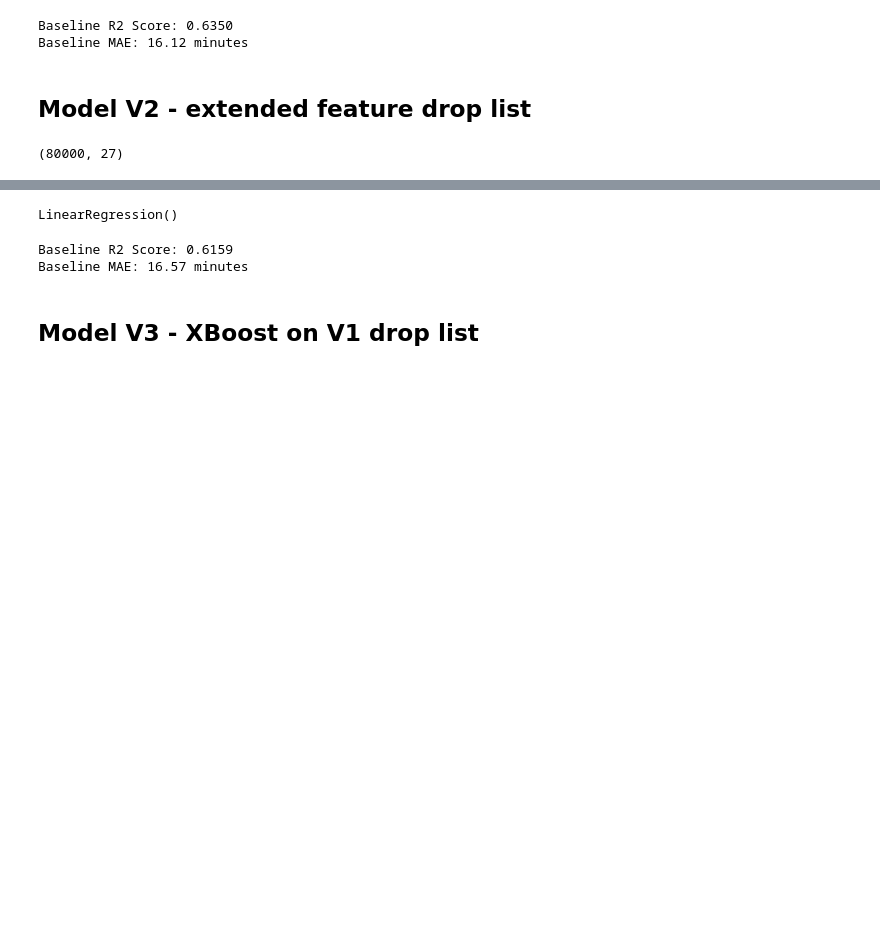
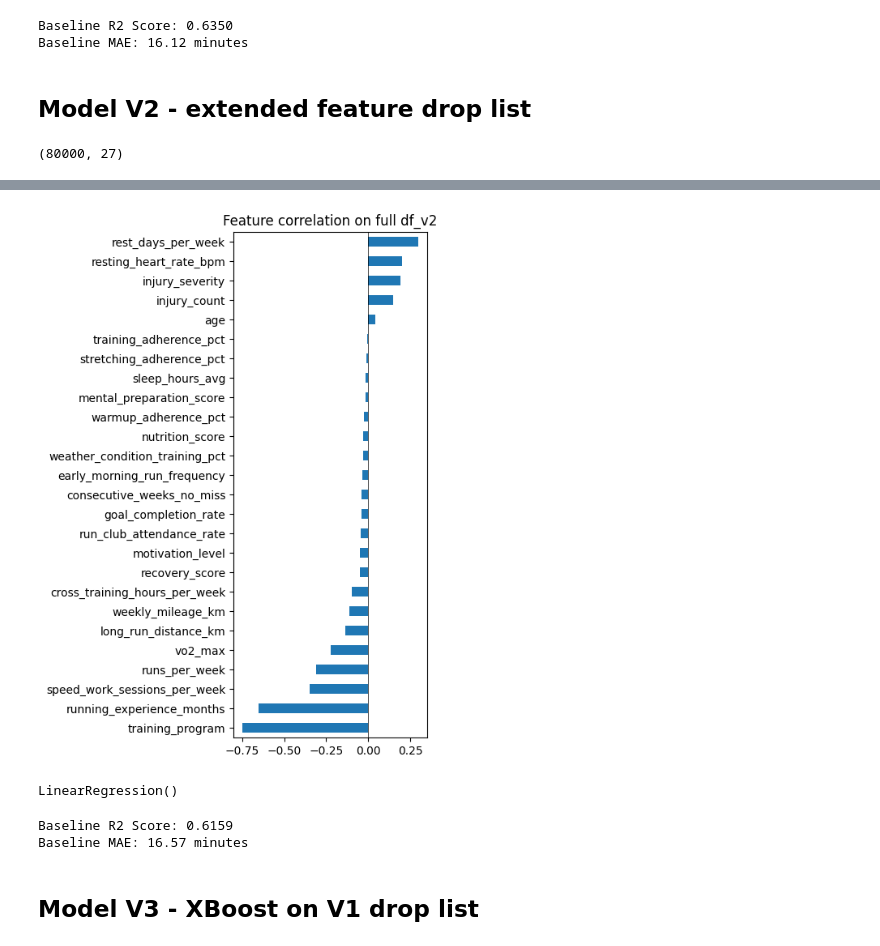
Before and after one commit to francescosias/MarathonIQ, a Jupyter notebook: chris_EDA_baseline.ipynb, the cells around one changed output, grey strips where cells are left out. Saved outputs shown, nothing was run; the diff lists cells and outputs as text; code cells hidden in the pictures; blank space fills up the shorter version.

```diff
--- a/chris_EDA_baseline.ipynb
+++ b/chris_EDA_baseline.ipynb
@@ -289,3 +289,6 @@ df_v2 = df.drop(columns=[c for c in extended_drop_list if c in df.columns])
 print(df_v2.shape)
 # %% [output]
 (80000, 27)
+# %%
+corr_target_v2 = df_v2.corr(numeric_only=True)['actual_finish_time_minutes'].sort_values()
+print(corr_target)
@@ -292,3 +313,10 @@ print(df_v2.shape)
+# %%
+corr_target_v2.drop('actual_finish_time_minutes').plot(kind='barh', figsize=(5, 7))
+plt.axvline(0, color='black', linewidth=0.5)
+plt.title('Feature correlation on full df_v2')
+plt.tight_layout()
+# %% [output]
+[figure, added]
 # %%
 # DNF filter
 df_v2 = df_v2[df_v2['actual_finish_time_minutes'].notna()].copy()
```
Also changed, not shown: parts of 18 cells of this notebook.
